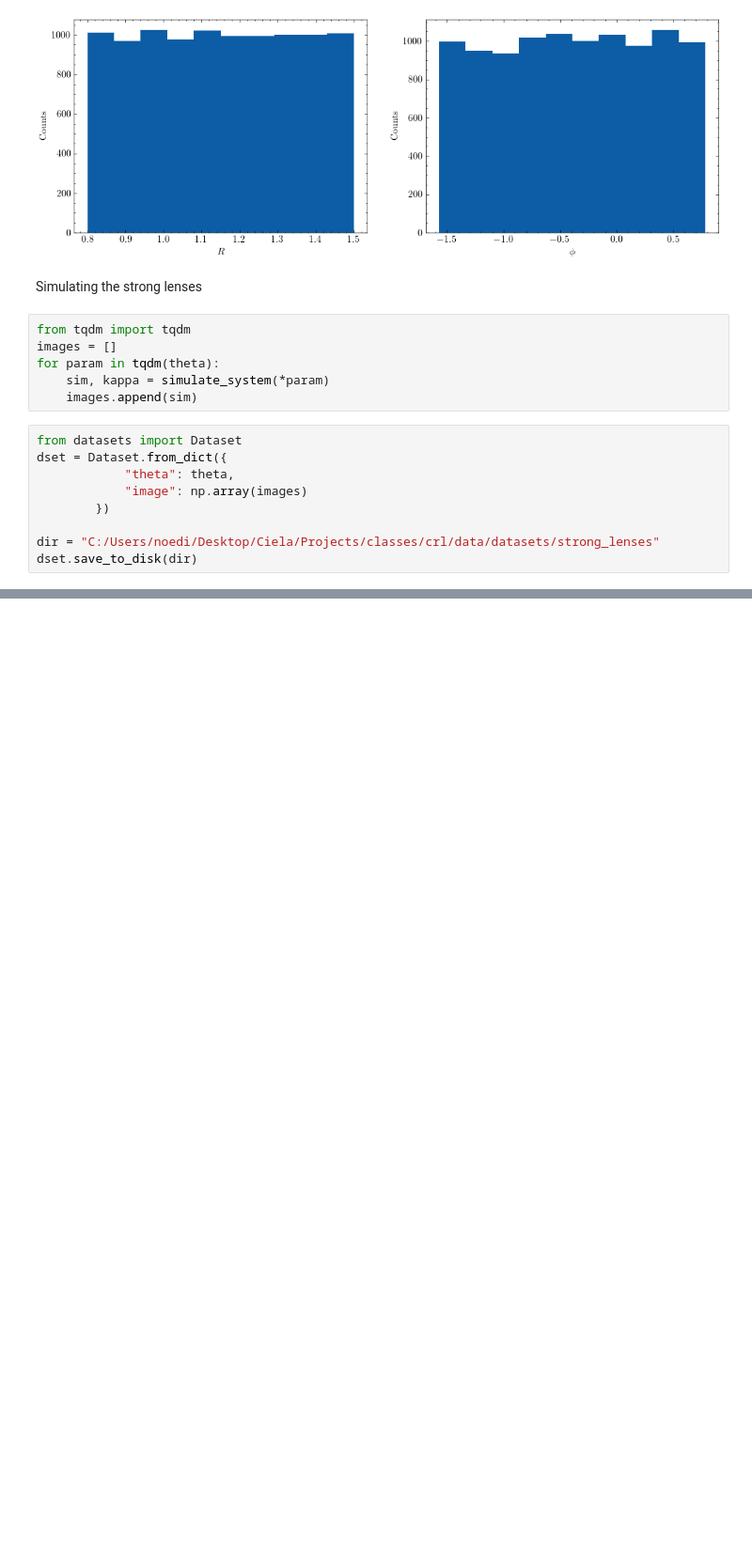
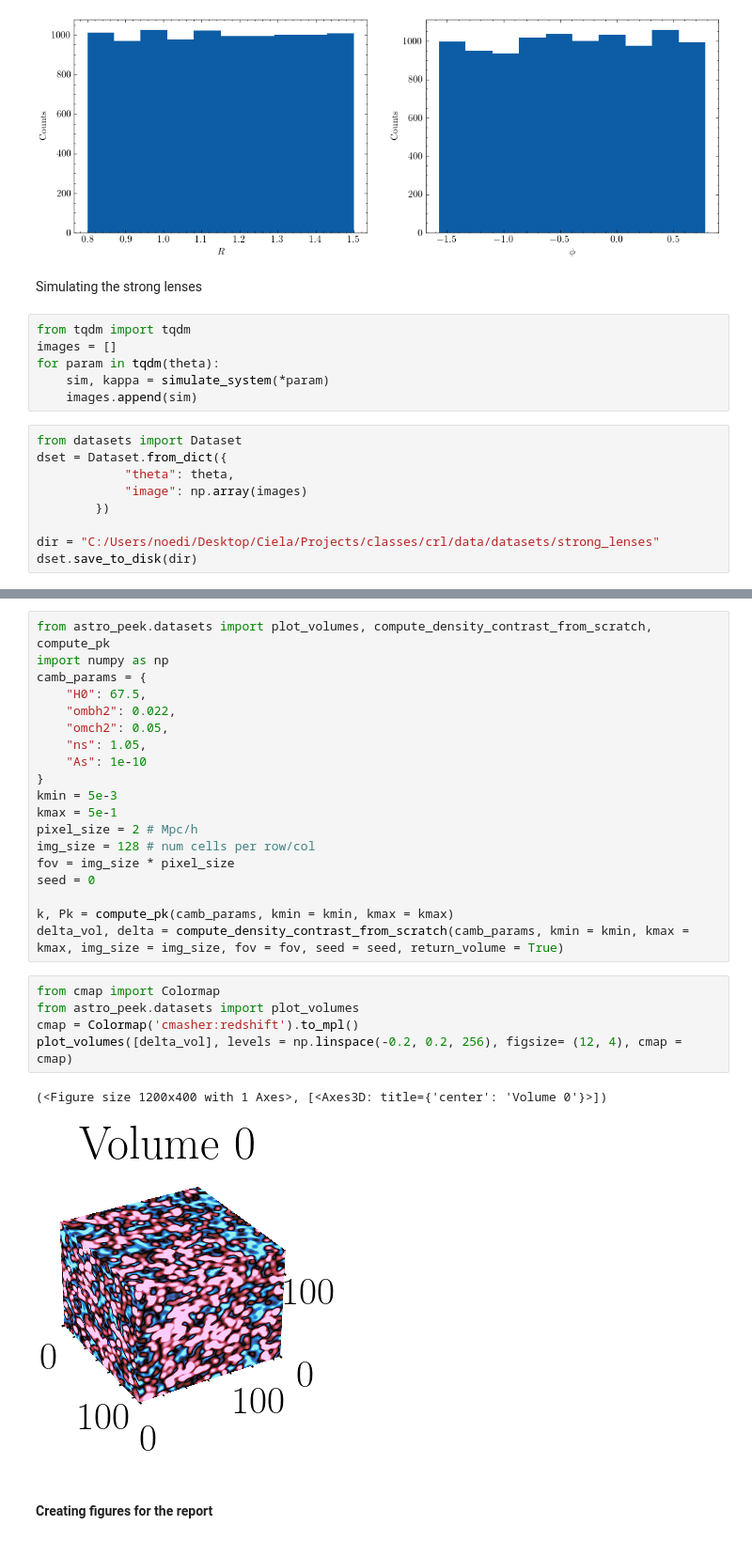
Before and after one commit to noe-dia/astro-ml-peek, a Jupyter notebook: notebooks/dev/toy_datasets.ipynb, the cells around one changed output, grey strips where cells are left out. Shown at 94% size. Drawn from its saved outputs; the diff is of its cells as text; blank space fills up the shorter version.

```diff
--- a/notebooks/dev/toy_datasets.ipynb
+++ b/notebooks/dev/toy_datasets.ipynb
@@ -382,0 +418,29 @@ simulate_s
+# %%
+from astro_peek.datasets import plot_volumes, compute_density_contrast_from_scratch, compute_pk
+import numpy as np
+camb_params = {
+    "H0": 67.5,
+    "ombh2": 0.022,
+    "omch2": 0.05,
+    "ns": 1.05,
+    "As": 1e-10
+}
+kmin = 5e-3
+kmax = 5e-1
+pixel_size = 2 # Mpc/h
+img_size = 128 # num cells per row/col
+fov = img_size * pixel_size
+seed = 0
+
+k, Pk = compute_pk(camb_params, kmin = kmin, kmax = kmax)
+delta_vol, delta = compute_density_contrast_from_scratch(camb_params, kmin = kmin, kmax = kmax, img_size = img_size, fov = fov, seed = seed, return_volume = True)
+# %%
+from cmap import Colormap
+from astro_peek.datasets import plot_volumes
+cmap = Colormap('cmasher:redshift').to_mpl()
+plot_volumes([delta_vol], levels = np.linspace(-0.2, 0.2, 256), figsize= (12, 4), cmap = cmap)
+# %% [output]
+(<Figure size 1200x400 with 1 Axes>, [<Axes3D: title={'center': 'Volume 0'}>])
+[figure, added]
+# %% [markdown]
+#### Creating figures for the report
```
Also changed, not shown: parts of 14 cells of this notebook, 3 other files.
